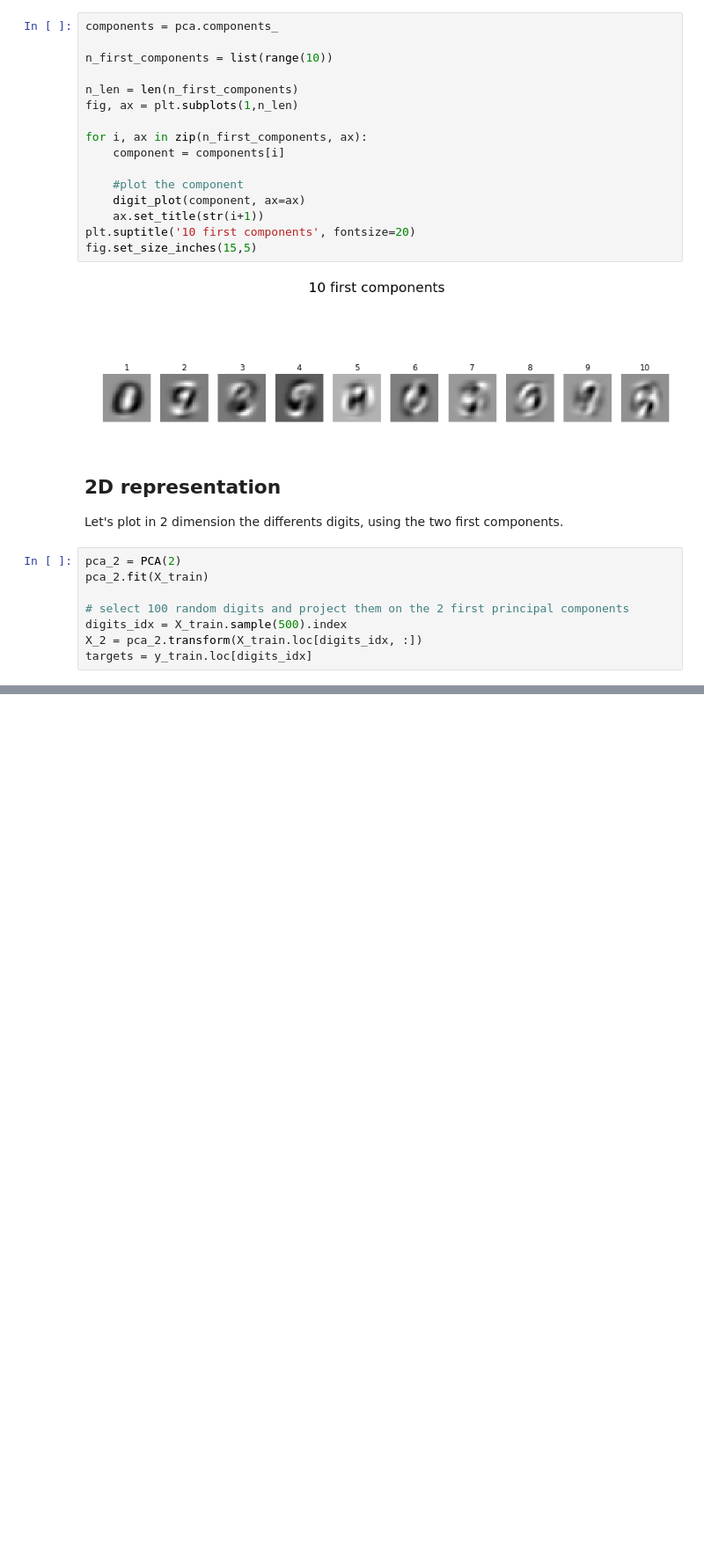
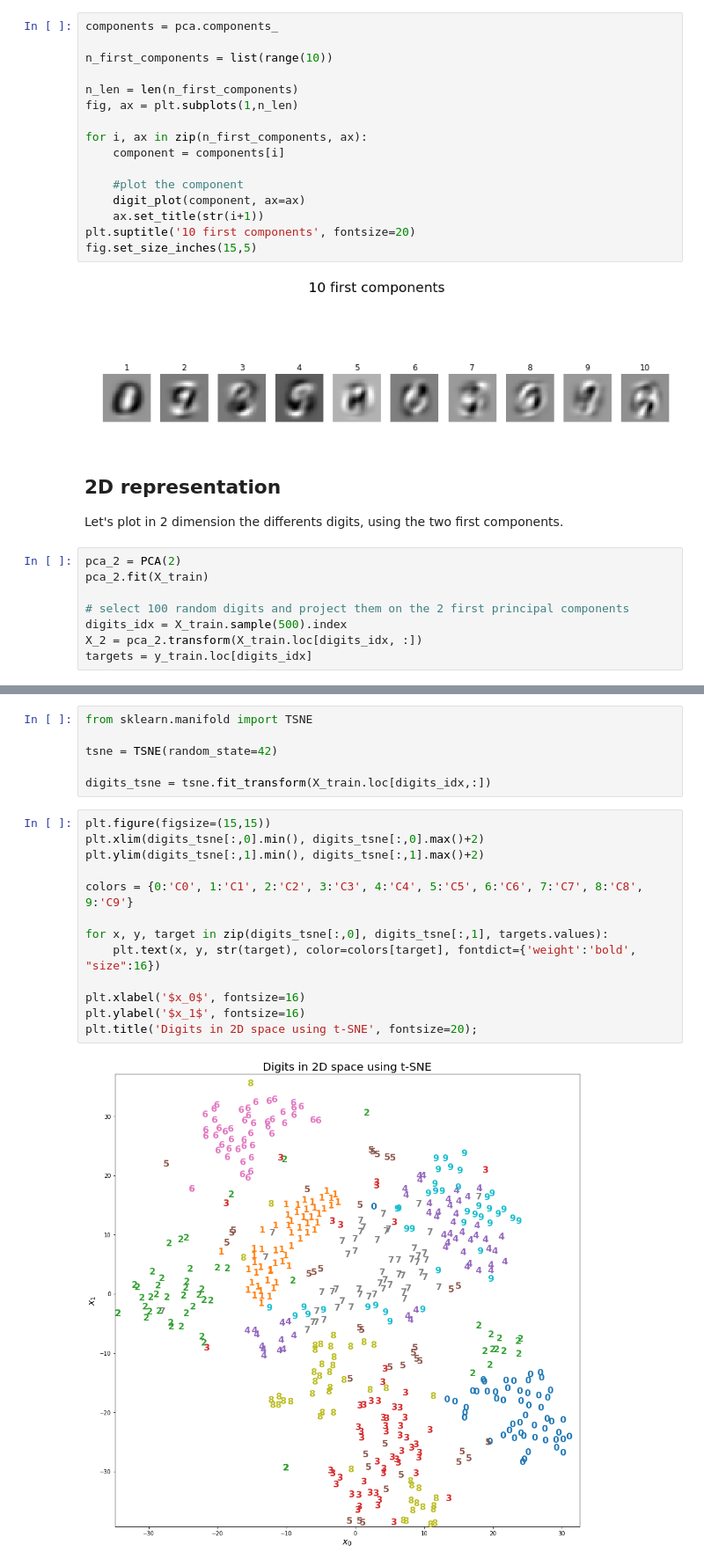
Before and after one commit to ArthMx/MNIST, a Jupyter notebook: MNIST_3.ipynb, the cells around one changed output, grey strips where cells are left out. Shown at 88% size. Saved outputs shown, nothing was run; the diff lists cells and outputs as text; blank space fills up the shorter version.

```diff
--- a/MNIST_3.ipynb
+++ b/MNIST_3.ipynb
@@ -224,0 +229,21 @@ This representation in 2D space let us see which digits are the most similar, an
+# %%
+from sklearn.manifold import TSNE
+
+tsne = TSNE(random_state=42)
+
+digits_tsne = tsne.fit_transform(X_train.loc[digits_idx,:])
+# %%
+plt.figure(figsize=(15,15))
+plt.xlim(digits_tsne[:,0].min(), digits_tsne[:,0].max()+2)
+plt.ylim(digits_tsne[:,1].min(), digits_tsne[:,1].max()+2)
+
+colors = {0:'C0', 1:'C1', 2:'C2', 3:'C3', 4:'C4', 5:'C5', 6:'C6', 7:'C7', 8:'C8', 9:'C9'}
+
+for x, y, target in zip(digits_tsne[:,0], digits_tsne[:,1], targets.values):
+    plt.text(x, y, str(target), color=colors[target], fontdict={'weight':'bold', "size":16})
+
+plt.xlabel('$x_0$', fontsize=16)
+plt.ylabel('$x_1$', fontsize=16)
+plt.title('Digits in 2D space using t-SNE', fontsize=20);
+# %% [output]
+[figure, added]
```
Also changed, not shown: parts of 5 cells of this notebook.
